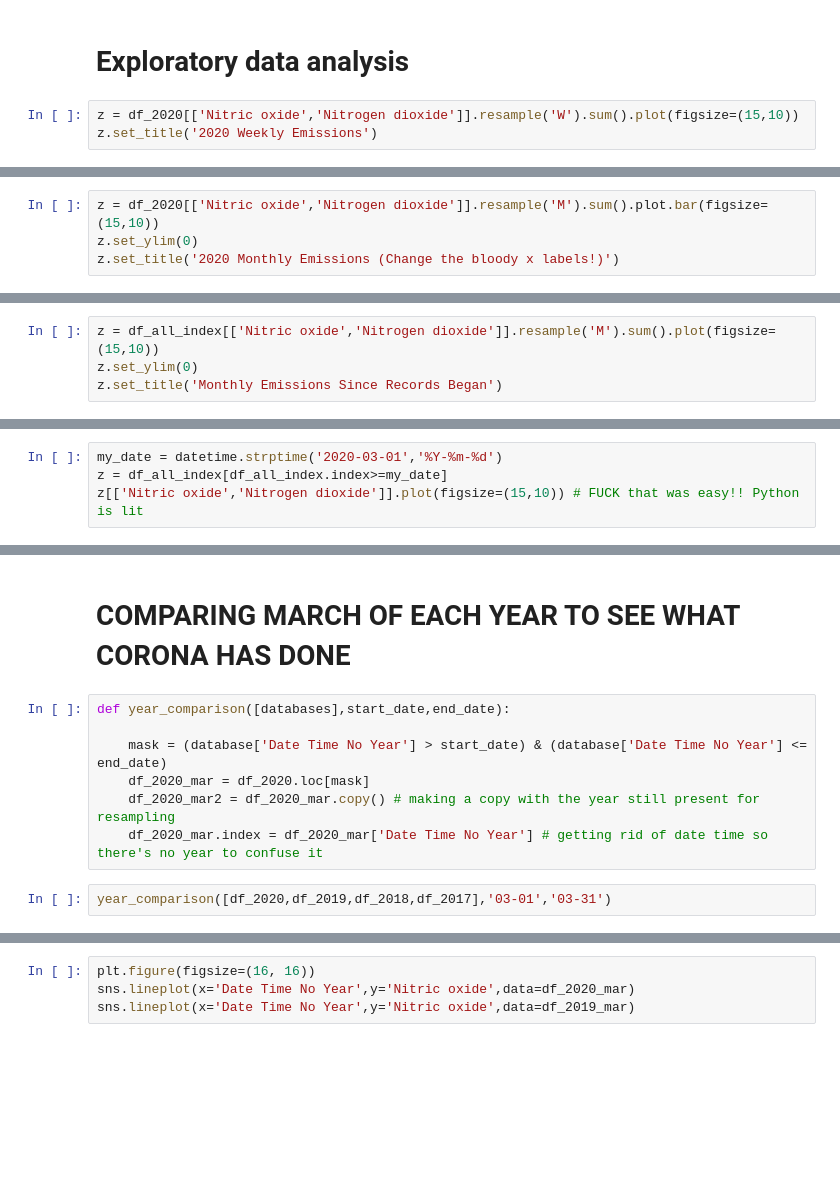
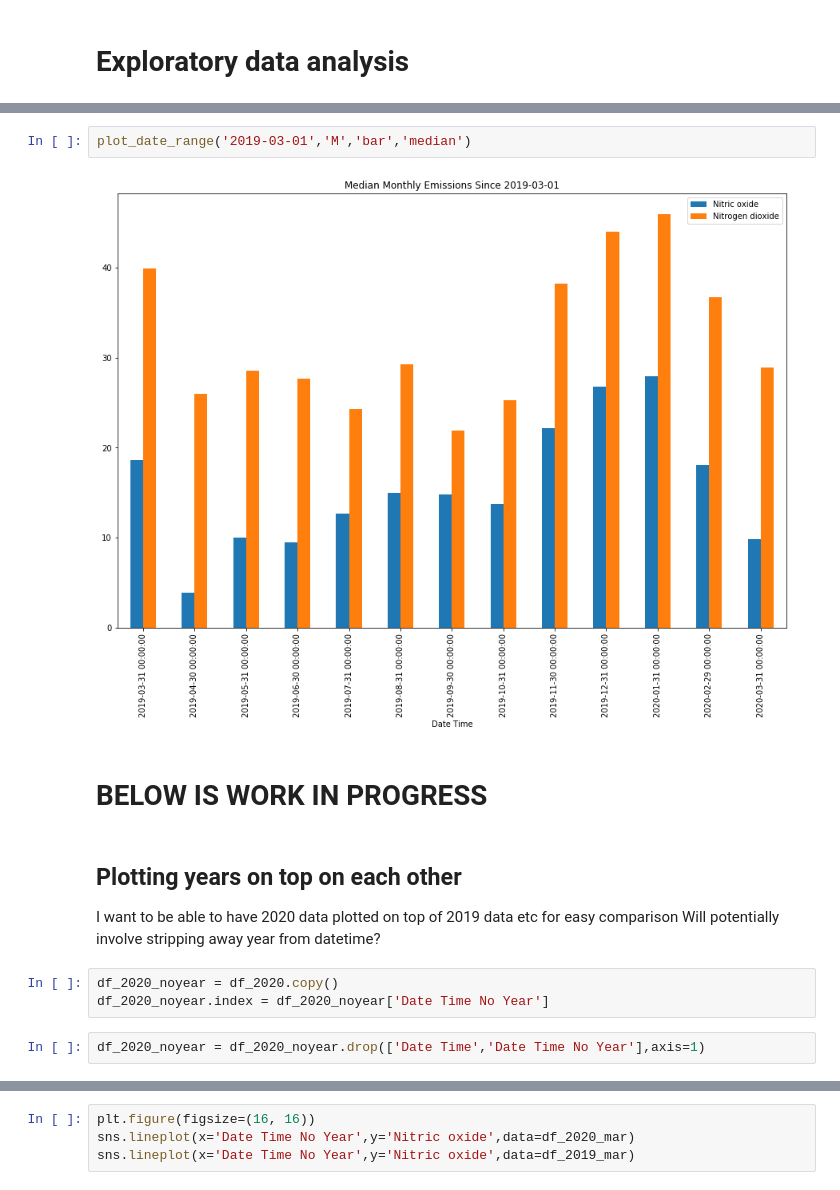
Before and after one commit to productivityboyz/Air-Pollution-Project, a Jupyter notebook: Derby Air Pollution.ipynb, the cells around one changed output, grey strips where cells are left out. Saved outputs shown, nothing was run; the diff lists cells and outputs as text; blank space fills up the shorter version.

Commit message:
Started turning my graphs into a single function

```diff
--- a/Derby Air Pollution.ipynb
+++ b/Derby Air Pollution.ipynb
@@ -89,6 +89,3 @@ df_all_index = df_all.copy()
 df_all_index.index = df_all_index['Date Time']
 # %% [markdown]
 # Exploratory data analysis
-# %%
-z = df_2020[['Nitric oxide','Nitrogen dioxide']].resample('W').sum().plot(figsize=(15,10))
-z.set_title('2020 Weekly Emissions')
@@ -98,4 +91,0 @@ Text(0.5, 1.0, '2020 Weekly Emissions')
-# %%
-z = df_2020[['Nitric oxide','Nitrogen dioxide']].resample('M').sum().plot.bar(figsize=(15,10))
-z.set_ylim(0)
-z.set_title('2020 Monthly Emissions (Change the bloody x labels!)')
@@ -105,4 +91,0 @@ Text(0.5, 1.0, '2020 Monthly Emissions (Change the bloody x labels!)')
-# %%
-z = df_all_index[['Nitric oxide','Nitrogen dioxide']].resample('M').sum().plot(figsize=(15,10))
-z.set_ylim(0)
-z.set_title('Monthly Emissions Since Records Began')
@@ -114,4 +91,0 @@ Text(0.5, 1.0, 'Monthly Emissions Since Records Began')
-# %%
-my_date = datetime.strptime('2020-03-01','%Y-%m-%d')
-z = df_all_index[df_all_index.index>=my_date]
-z[['Nitric oxide','Nitrogen dioxide']].plot(figsize=(15,10)) # FUCK that was easy!! Python is lit
@@ -155,11 +146,15 @@ plot_date_range('2017-01-01','week')
-# %% [markdown]
-# COMPARING MARCH OF EACH YEAR TO SEE WHAT CORONA HAS DONE
-# %%
-def year_comparison([databases],start_date,end_date):
-
-    mask = (database['Date Time No Year'] > start_date) & (database['Date Time No Year'] <= end_date)
-    df_2020_mar = df_2020.loc[mask]
-    df_2020_mar2 = df_2020_mar.copy() # making a copy with the year still present for resampling
-    df_2020_mar.index = df_2020_mar['Date Time No Year'] # getting rid of date time so there's no year to confuse it
-# %%
-year_comparison([df_2020,df_2019,df_2018,df_2017],'03-01','03-31')
+# %%
+plot_date_range('2019-03-01','M','bar','median')
+# %% [output]
+[figure, added]
+# %% [markdown]
+# BELOW IS WORK IN PROGRESS
+# %% [markdown]
+## Plotting years on top on each other
+I want to be able to have 2020 data plotted on top of 2019 data etc for easy comparison
+Will potentially involve stripping away year from datetime?
+# %%
+df_2020_noyear = df_2020.copy()
+df_2020_noyear.index = df_2020_noyear['Date Time No Year']
+# %%
+df_2020_noyear = df_2020_noyear.drop(['Date Time','Date Time No Year'],axis=1)
```
Also changed, not shown: parts of 11 cells of this notebook, 1 other file.
